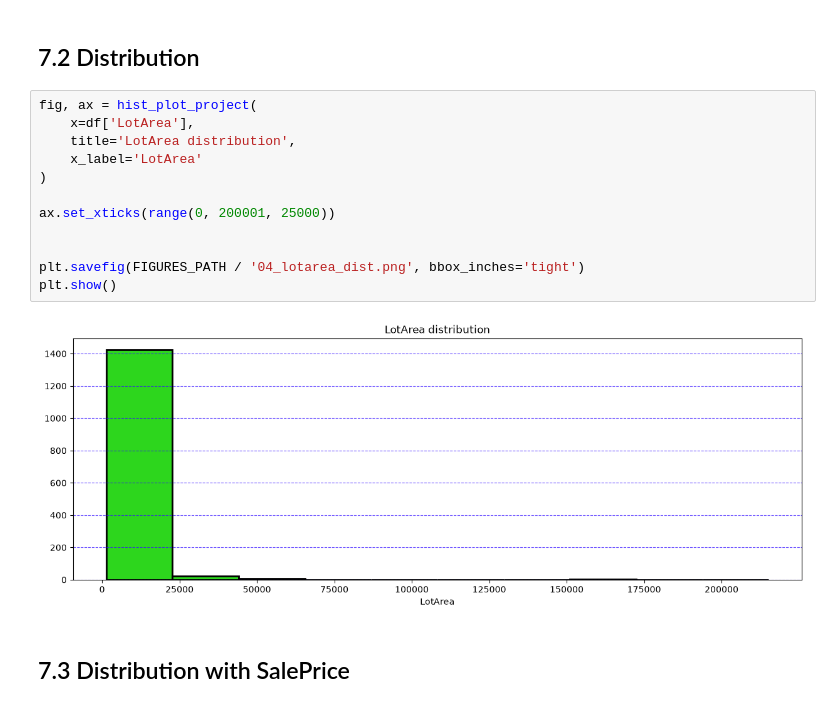
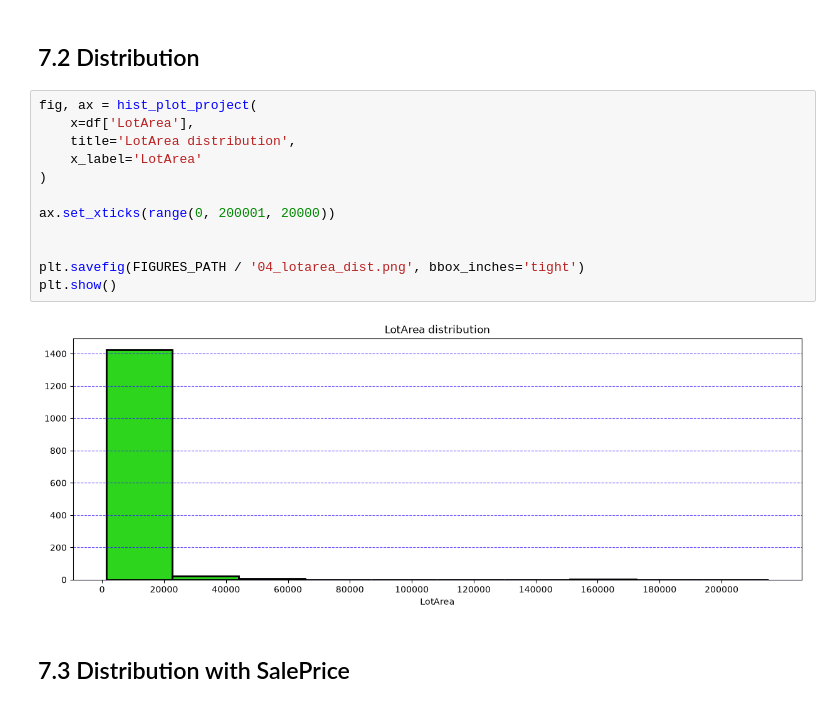
Before and after one commit to charligram/3_prediction_of_house_values, a Jupyter notebook: notebooks/02_EDA.ipynb, the cells around one changed output. Drawn from its saved outputs; the diff is of its cells as text.

```diff
--- a/notebooks/02_EDA.ipynb
+++ b/notebooks/02_EDA.ipynb
@@ -342,17 +342,17 @@ Total categories: 1073
 # %%
 fig, ax = hist_plot_project(
     x=df['LotArea'],
     title='LotArea distribution',
     x_label='LotArea'
 )
 
-ax.set_xticks(range(0, 200001, 25000))
+ax.set_xticks(range(0, 200001, 20000))
 
 
 plt.savefig(FIGURES_PATH / '04_lotarea_dist.png', bbox_inches='tight')
 plt.show()
 # %% [output]
-[figure, old version]
+[figure, new version]
 # %% [markdown]
 ## 7.3 Distribution with SalePrice
 # %% [markdown]
```
Also changed, not shown: parts of 8 cells of this notebook, 14 other files.
